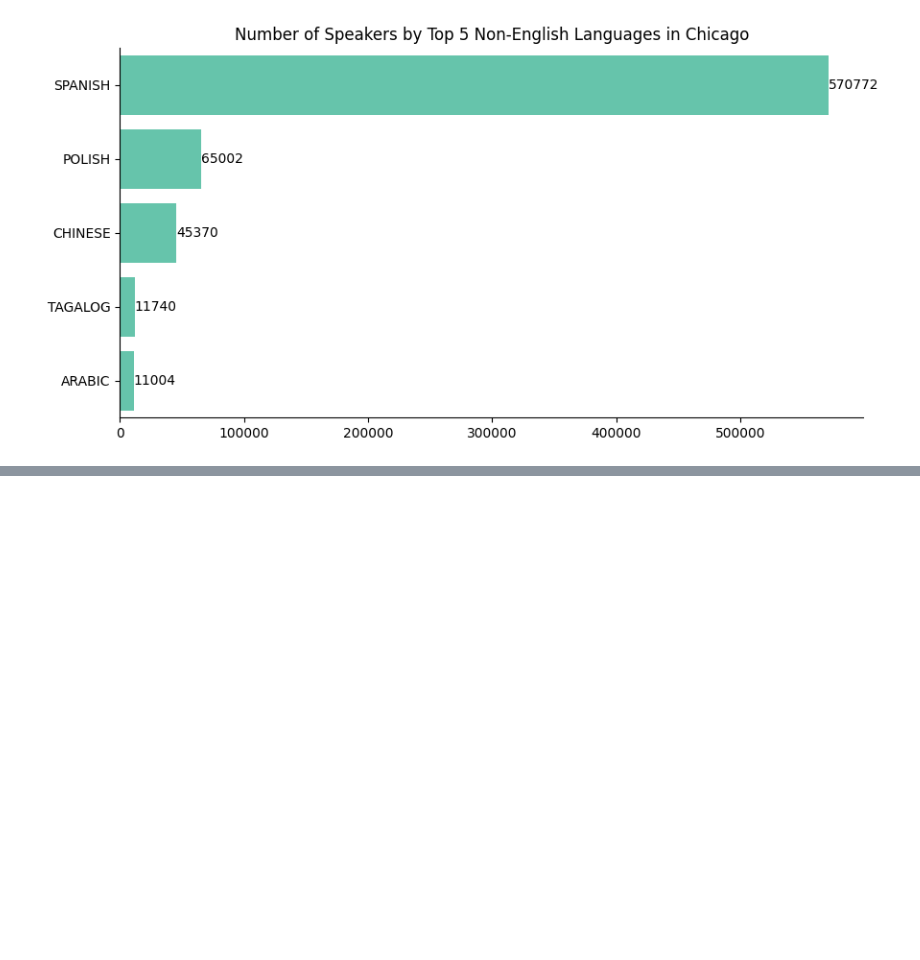
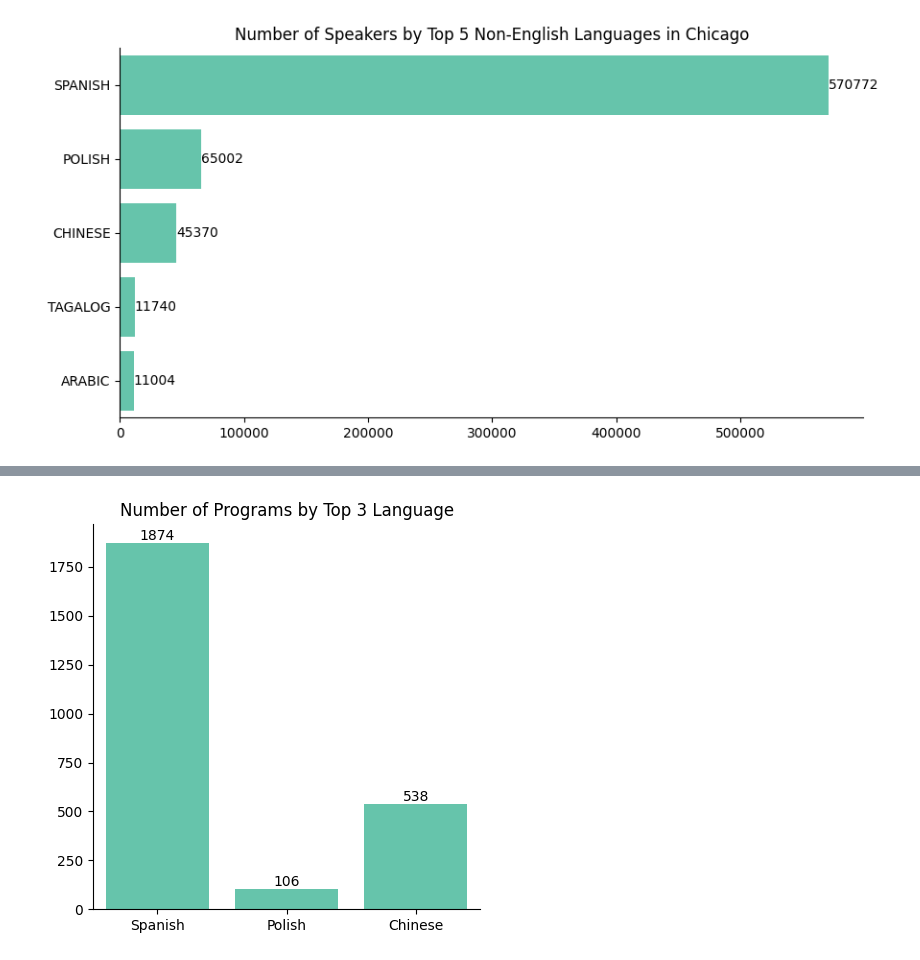
Before and after one commit to slangenhuizen-nu/STAT-303-1-Final-Project, a Jupyter notebook: sofie.ipynb, the cells around one changed output, grey strips where cells are left out. Saved outputs shown, nothing was run; the diff lists cells and outputs as text; code cells hidden in the pictures; blank space fills up the shorter version.

```diff
--- a/sofie.ipynb
+++ b/sofie.ipynb
@@ -61,0 +70,19 @@ ethnicity_data = ethnicity_data.loc[(ethnicity_data['Year'] == 2021) & ~(ethnici
+# %%
+#impute community areas for my chi dataset
+
+#create geodataframe out of inperson events containing only longitude and latitude
+in_person_gdf = gpd.GeoDataFrame(
+    in_person_events_only, geometry=gpd.points_from_xy(in_person_events_only.Longitude, in_person_events_only.Latitude), crs="EPSG:4326"
+)
+
+#join the community area name to the in person event based on whether the coordinates are withing the community polygon
+joined_gdf = gpd.sjoin(in_person_gdf, comm_areas.loc[:,['geometry','community']], how='left', predicate='within')
+
+#add community area name to each in person event in main df
+in_person_events_only = pd.merge(
+                            left=in_person_events_only,
+                            right=joined_gdf.loc[:,['Program ID', 'community']],
+                            left_on='Program ID',
+                            right_on='Program ID',
+                            how='left'
+)
@@ -115,0 +296,9 @@ sns.despine()
+# %%
+#graph number of programs by the top 3 langauges identified
+fig, ax = plt.subplots(figsize=(5,5))
+sns.barplot(language_tracking.iloc[:,9:12].sum(), ax=ax, orient='v', color='#56d4b2')
+ax.set_title('Number of Programs by Top 3 Language')
+ax.bar_label(ax.containers[0],label_type='edge')
+sns.despine()
+# %% [output]
+[figure, added]
```
Also changed, not shown: parts of 20 cells of this notebook, 3 other files.
